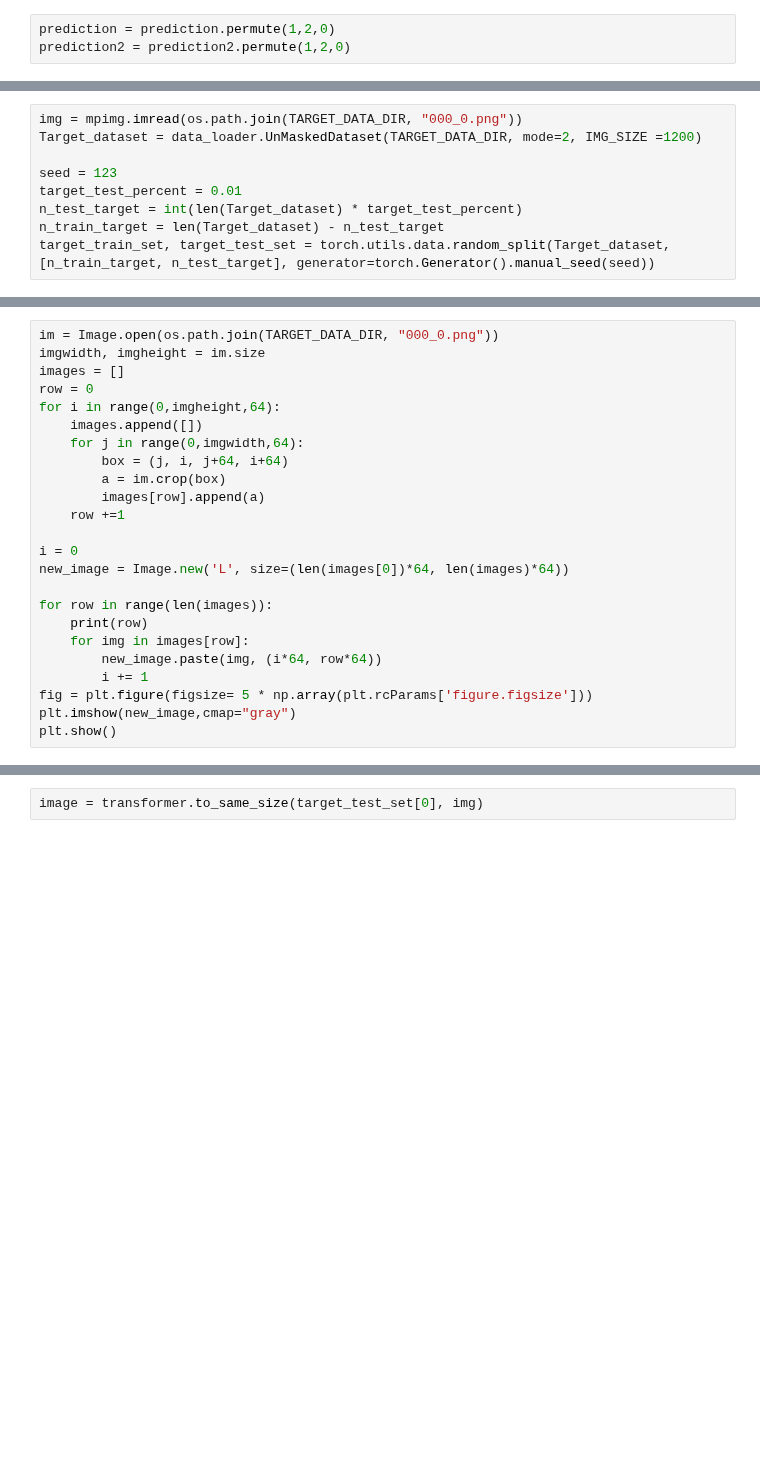
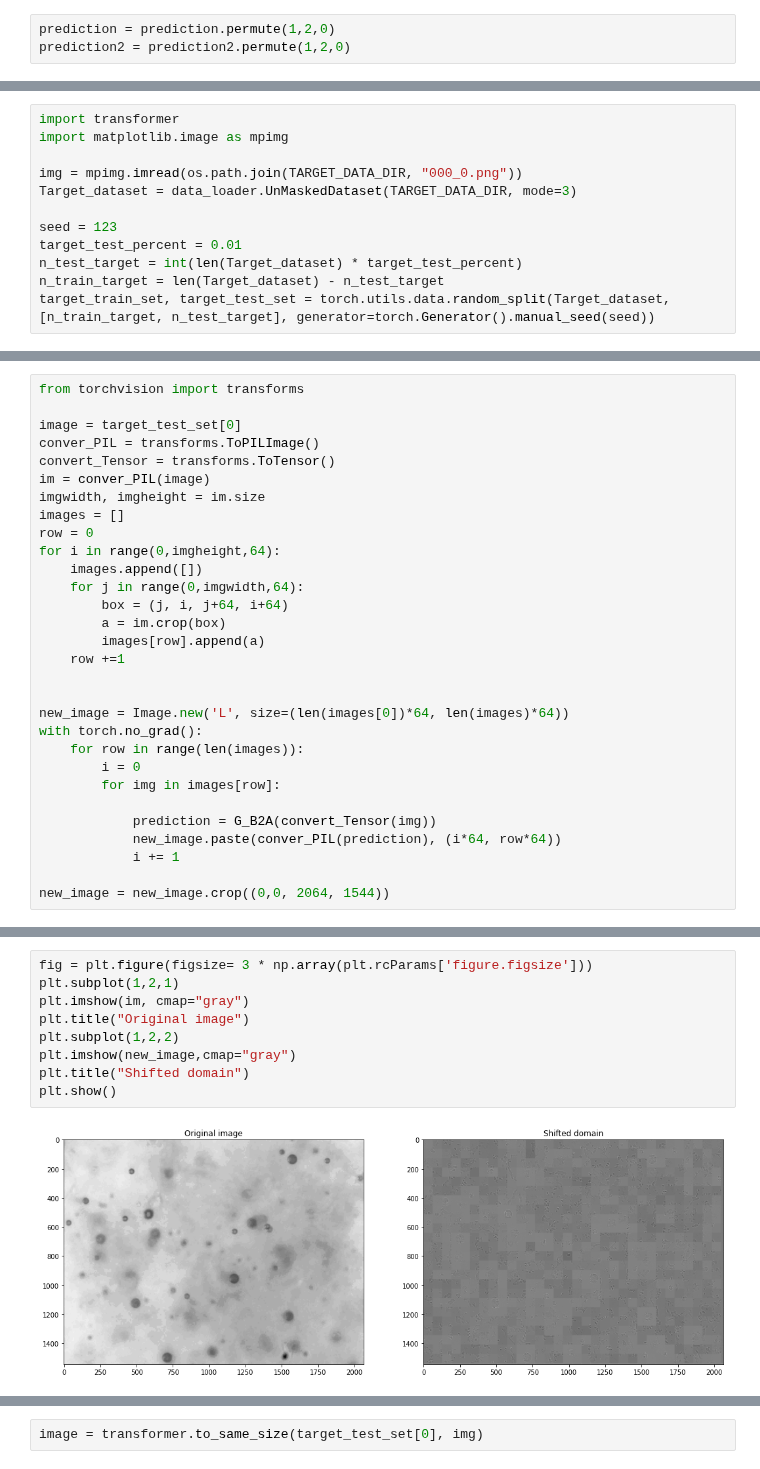
Before and after one commit to anttitapsa/Domain_adaptation, a Jupyter notebook: main.ipynb, the cells around one changed output, grey strips where cells are left out. Cells and saved outputs as stored; diff of their text form; blank space fills up the shorter version.

```diff
--- a/main.ipynb
+++ b/main.ipynb
@@ -171,6 +179,9 @@ plt.show()
 # %%
+import transformer
+import matplotlib.image as mpimg
+
 img = mpimg.imread(os.path.join(TARGET_DATA_DIR, "000_0.png"))
-Target_dataset = data_loader.UnMaskedDataset(TARGET_DATA_DIR, mode=2, IMG_SIZE =1200)
+Target_dataset = data_loader.UnMaskedDataset(TARGET_DATA_DIR, mode=3)
 
 seed = 123
 target_test_percent = 0.01
@@ -180,5 +193,10 @@ target_train_set, target_test_set = torch.utils.data.random_split(Target_dataset
 # %%
-im = Image.open(os.path.join(TARGET_DATA_DIR, "000_0.png"))
+from torchvision import transforms
+
+image = target_test_set[0]
+conver_PIL = transforms.ToPILImage()
+convert_Tensor = transforms.ToTensor()
+im = conver_PIL(image)
 imgwidth, imgheight = im.size
 images = []
 row = 0
@@ -190,14 +208,15 @@ for i in range(0,imgheight,64):
         images[row].append(a)
     row +=1
 
-i = 0
+
 new_image = Image.new('L', size=(len(images[0])*64, len(images)*64))
+with torch.no_grad():
+    for row in range(len(images)):
+        i = 0
+        for img in images[row]:
 
-for row in range(len(images)):
-    print(row)
-    for img in images[row]:
-        new_image.paste(img, (i*64, row*64))
-        i += 1
-fig = plt.figure(figsize= 5 * np.array(plt.rcParams['figure.figsize']))
-plt.imshow(new_image,cmap="gray")
-plt.show()
+            prediction = G_B2A(convert_Tensor(img))
+            new_image.paste(conver_PIL(prediction), (i*64, row*64))
+            i += 1
+
+new_image = new_image.crop((0,0, 2064, 1544))
@@ -226,0 +223,11 @@ len(images)
+# %%
+fig = plt.figure(figsize= 3 * np.array(plt.rcParams['figure.figsize']))
+plt.subplot(1,2,1)
+plt.imshow(im, cmap="gray")
+plt.title("Original image")
+plt.subplot(1,2,2)
+plt.imshow(new_image,cmap="gray")
+plt.title("Shifted domain")
+plt.show()
+# %% [output]
+[figure, added]
```
Also changed, not shown: parts of 8 cells of this notebook, 2 other files.
